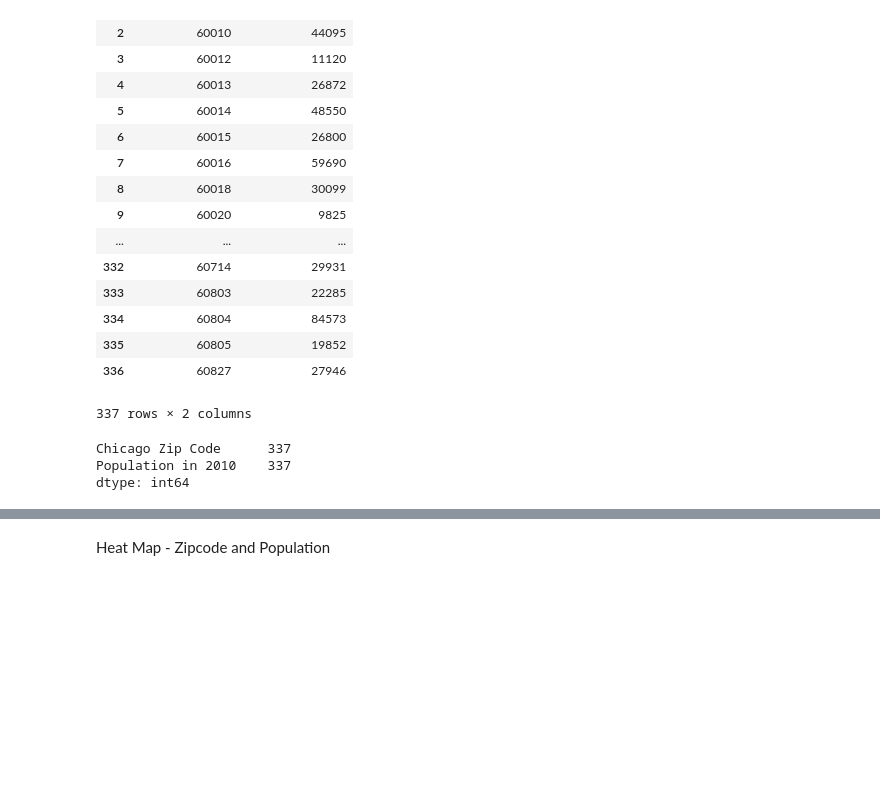
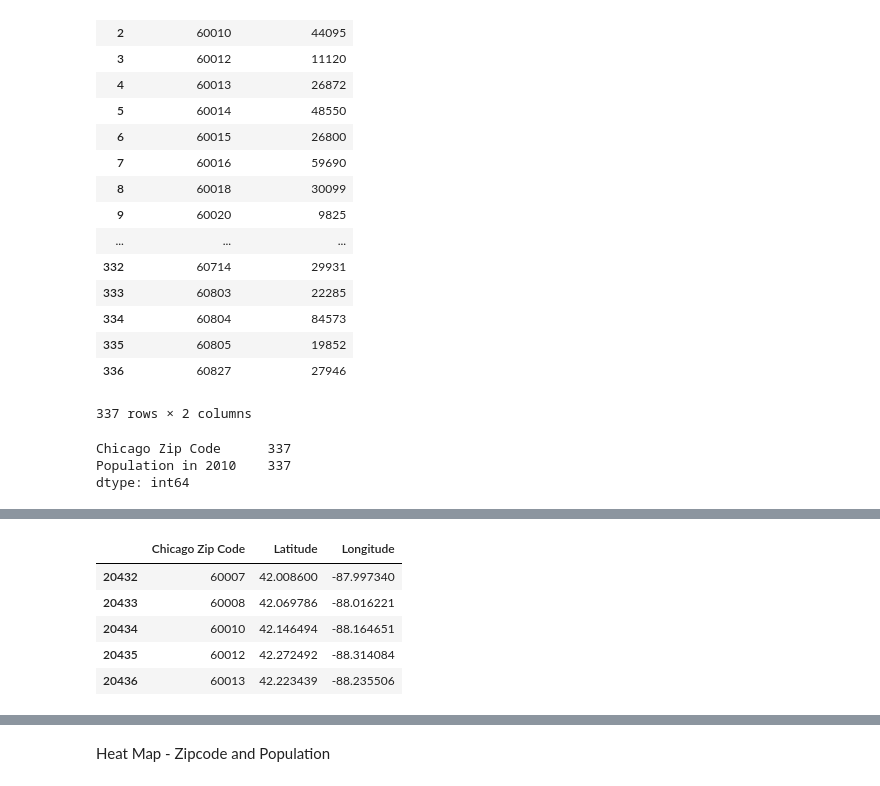
Before and after one commit to prathyushachalla/FindMyCoffeewithGIS, a Jupyter notebook: Population_by_zipcode.ipynb, the cells around one changed output, grey strips where cells are left out. Saved outputs shown, nothing was run; the diff lists cells and outputs as text; code cells hidden in the pictures; blank space fills up the shorter version.

```diff
--- a/Population_by_zipcode.ipynb
+++ b/Population_by_zipcode.ipynb
@@ -124,0 +125,12 @@ zip_lat_long_df.head()
+# %%
+# Change column titles
+chicago_latlong = chicago_lat_long.rename(columns={"ZIP":"Chicago Zip Code",
+                                               "LAT":"Latitude", "LNG":"Longitude"})
+chicago_latlong.head()
+# %% [output]
+|  | Chicago Zip Code | Latitude | Longitude |
+| 20432 | 60007 | 42.008600 | -87.997340 |
+| 20433 | 60008 | 42.069786 | -88.016221 |
+| 20434 | 60010 | 42.146494 | -88.164651 |
+| 20435 | 60012 | 42.272492 | -88.314084 |
+| 20436 | 60013 | 42.223439 | -88.235506 |
```
Also changed, not shown: parts of 12 cells of this notebook.
